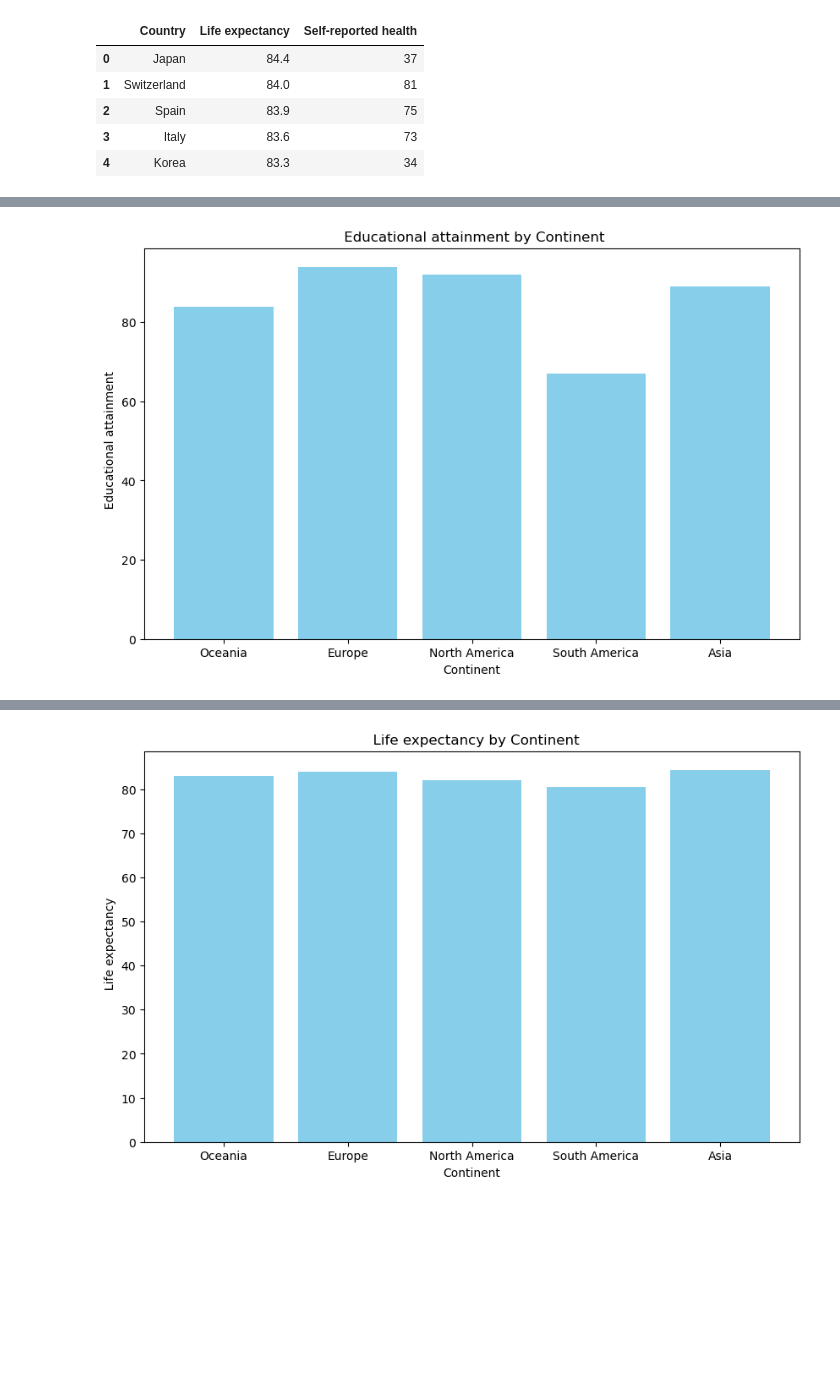
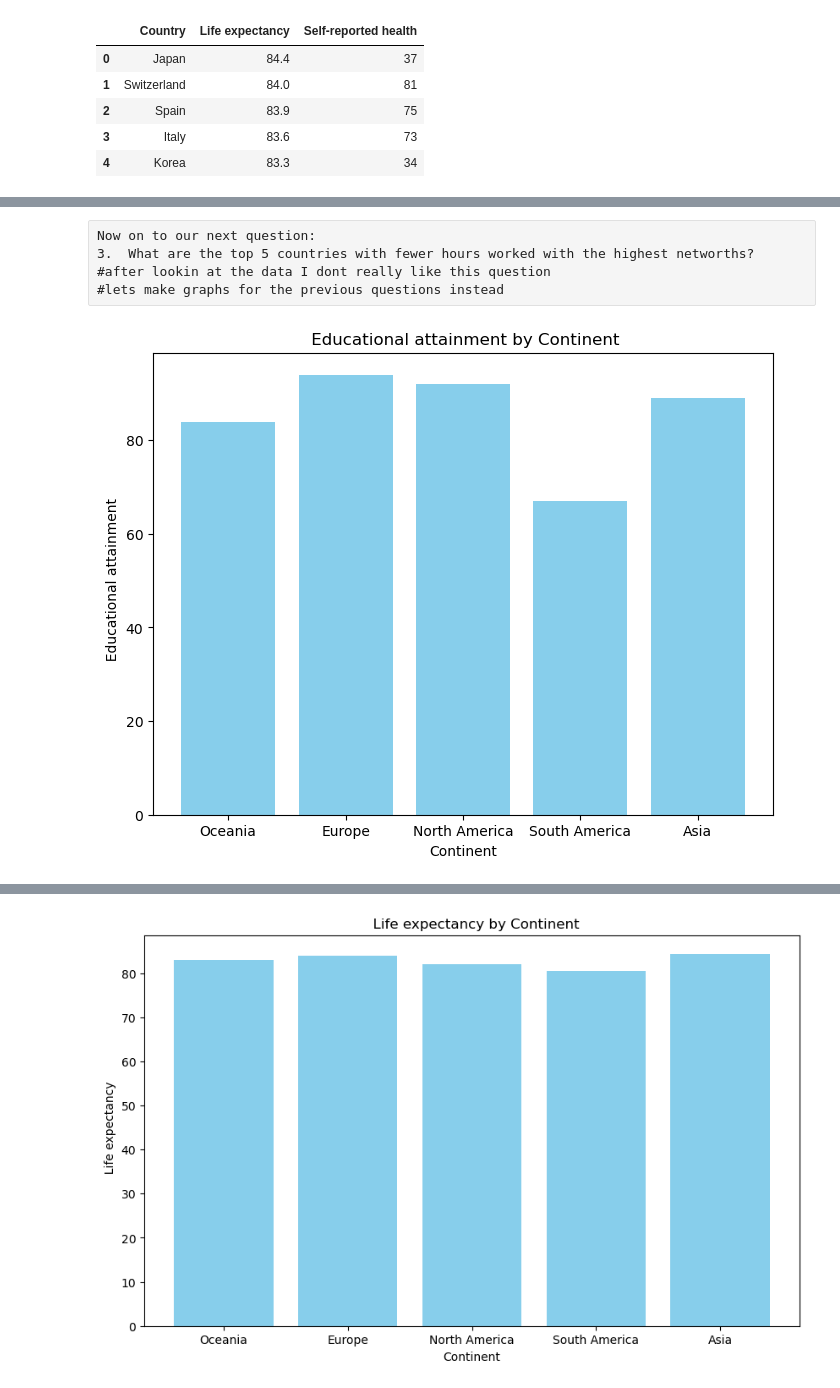
Before and after one commit to tdavis309/Capstone-1, a Jupyter notebook: capstone1.ipynb, the cells around one changed output, grey strips where cells are left out. Drawn from its saved outputs; the diff is of its cells as text; code cells hidden in the pictures; blank space fills up the shorter version.

```diff
--- a/capstone1.ipynb
+++ b/capstone1.ipynb
@@ -228,19 +299,24 @@ Now on to our next question:
+# %% [raw]
+Now on to our next question:
+3.	What are the top 5 countries with fewer hours worked with the highest networths?
+#after lookin at the data I dont really like this question
+#lets make graphs for the previous questions instead
 # %%
 # plt.figure(figsize=(10, 6))
 # plt.bar(life['Continent'], life['  Life expectancy'], color='skyblue')
 # plt.title('  Life expectancy by Continent')
 # plt.xlabel('Continent')
 # plt.ylabel('  Life expectancy')
 # plt.show()
 #Thhis is not a geat graph to show... all of the bars are very close
 #Lets try another
-plt.figure(figsize=(10, 6))
+plt.figure(figsize=(8, 6))
 plt.bar(life['Continent'], life["  Educational attainment"], color='skyblue')
 plt.title(' Educational attainment by Continent')
 plt.xlabel('Continent')
 plt.ylabel("  Educational attainment")
 plt.show()
 #I like this graph alot better! Comparing educational attainment by continents!
 # %% [output]
-[figure, old version]
+[figure, new version]
 # %%
```
Also changed, not shown: parts of 28 cells of this notebook.
